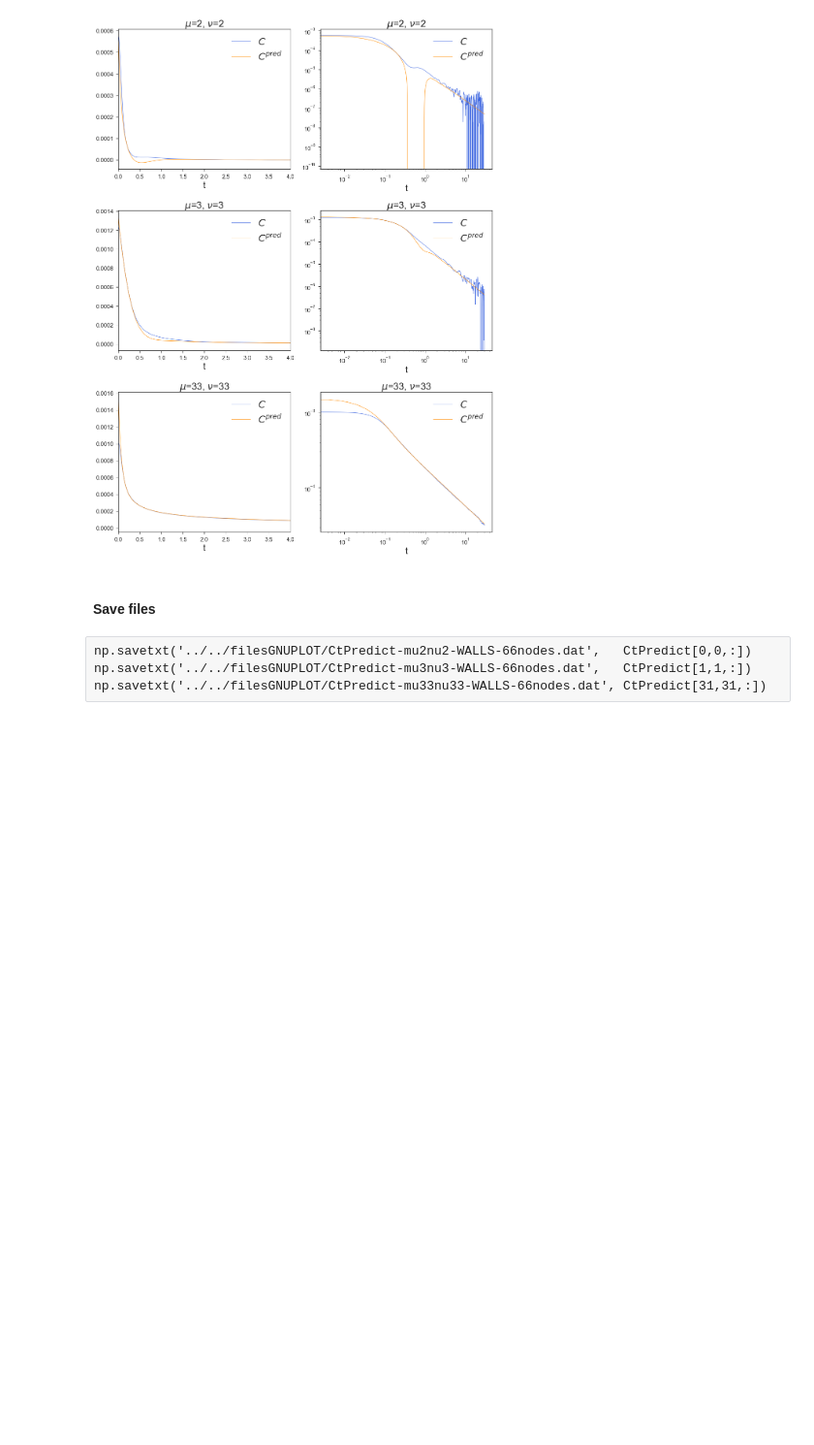
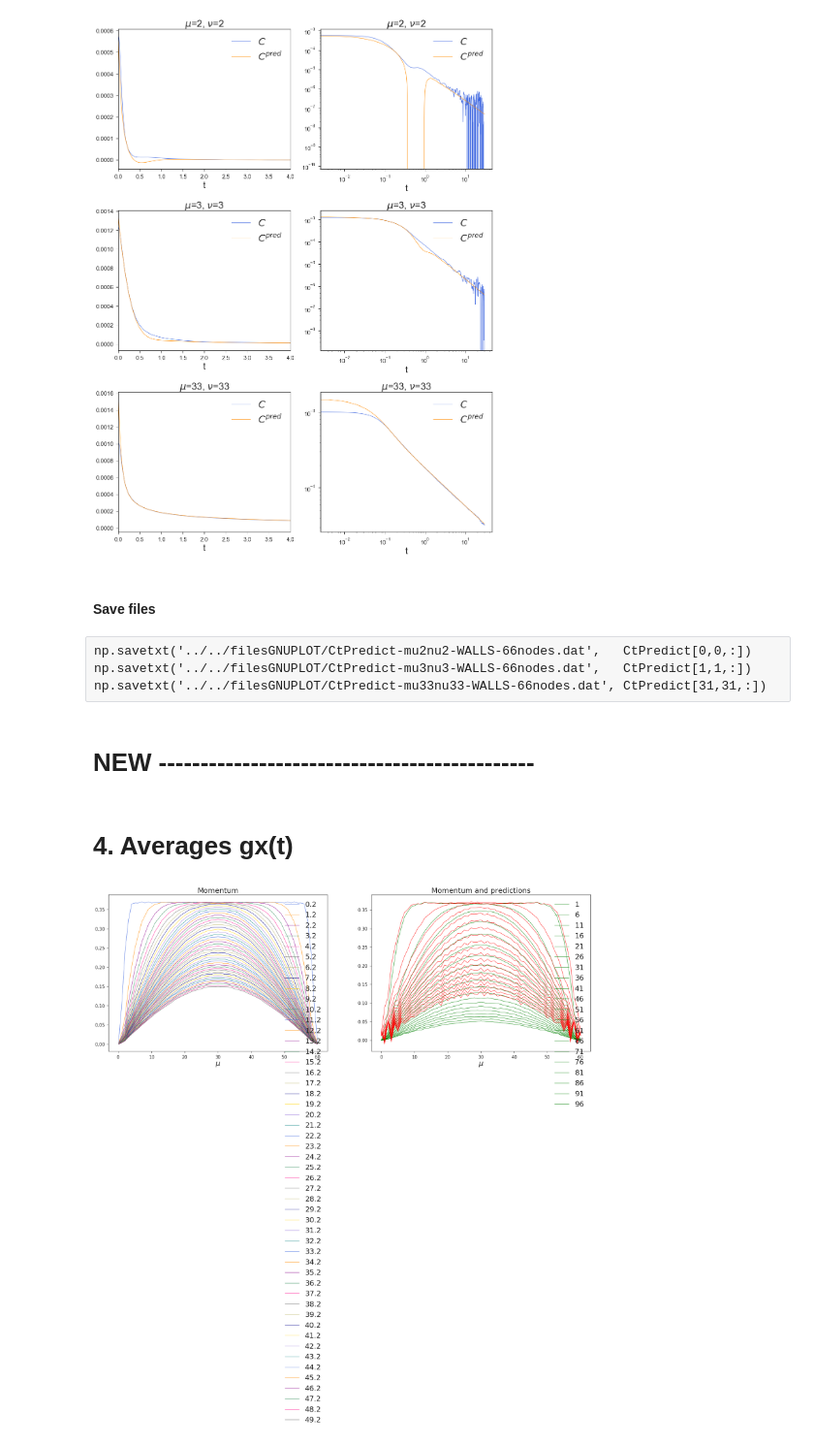
Before and after one commit to DiegoDZ/Thesis, a Jupyter notebook: notebooks/66nodes/WALLS/NanoHydro-WALLS-66nodes.ipynb, the cells around one changed output. Shown at 97% size. Drawn from its saved outputs; the diff is of its cells as text; code cells hidden in the pictures; blank space fills up the shorter version.

Commit message:
Added plug flow for WAALLS-66nodes

```diff
--- a/notebooks/66nodes/WALLS/NanoHydro-WALLS-66nodes.ipynb
+++ b/notebooks/66nodes/WALLS/NanoHydro-WALLS-66nodes.ipynb
@@ -817,3 +817,42 @@ plt.show()
 np.savetxt('../../filesGNUPLOT/CtPredict-mu2nu2-WALLS-66nodes.dat',   CtPredict[0,0,:])
 np.savetxt('../../filesGNUPLOT/CtPredict-mu3nu3-WALLS-66nodes.dat',   CtPredict[1,1,:])
 np.savetxt('../../filesGNUPLOT/CtPredict-mu33nu33-WALLS-66nodes.dat', CtPredict[31,31,:])
+# %% [markdown]
+# NEW ---------------------------------------------
+# %% [markdown]
+# 4. Averages gx(t)
+# %%
+gxtv05 = np.loadtxt('gx-avg-v05-66nodes.dat')
+nStepsPF = np.shape(gxtv05)[0]
+gxt = np.zeros((nStepsPF, nNodes))
+for k in range(nStepsPF):
+    gxt[k,:] = 0.5 * (gxtv05[k,2:-3] + np.flip(gxtv05[k,2:-3], axis=0))
+# %%
+gxtPredict   = np.zeros((nStepsPF, nNodes))
+tau=0.5
+for k in range(nStepsPF):
+    t = k * dt
+    expLambda = expm(- Lambdat[:,:,step(tau)] * (t-tau))
+    expLambda[0,0] = 0   #hacemos 0 la componente 0,0 de la exponencial de lambda
+    gxtPredict[k,:]   = expLambda.dot(gxt[step(tau),:])
+# %%
+plt.figure(1, figsize=(30,10))
+
+plt.subplot(121)
+for t in np.arange(0.2,50,1):
+    plt.plot(gxt[step(t),:], label=str(t))
+    plt.xlabel(r'$\mu$',fontsize=25)
+    plt.legend(loc='upper right',fontsize=25)
+    plt.title('Momentum',fontsize=25)
+
+plt.subplot(122)
+#for k in np.arange(step(tau),step(20), step(2)):
+for t in np.arange(1, 100, 5):
+    plt.plot(gxt[step(t),:],'g', label=str(t))
+    plt.plot(gxtPredict[step(t),:], 'r')
+    plt.legend(loc='upper right',fontsize=25)
+    plt.xlabel(r'$\mu$',fontsize=25)
+    plt.title('Momentum and predictions',fontsize=25)
+plt.show()
+# %% [output]
+[figure, added]
```
Also changed, not shown: parts of 2 cells of this notebook, 1 other file.
